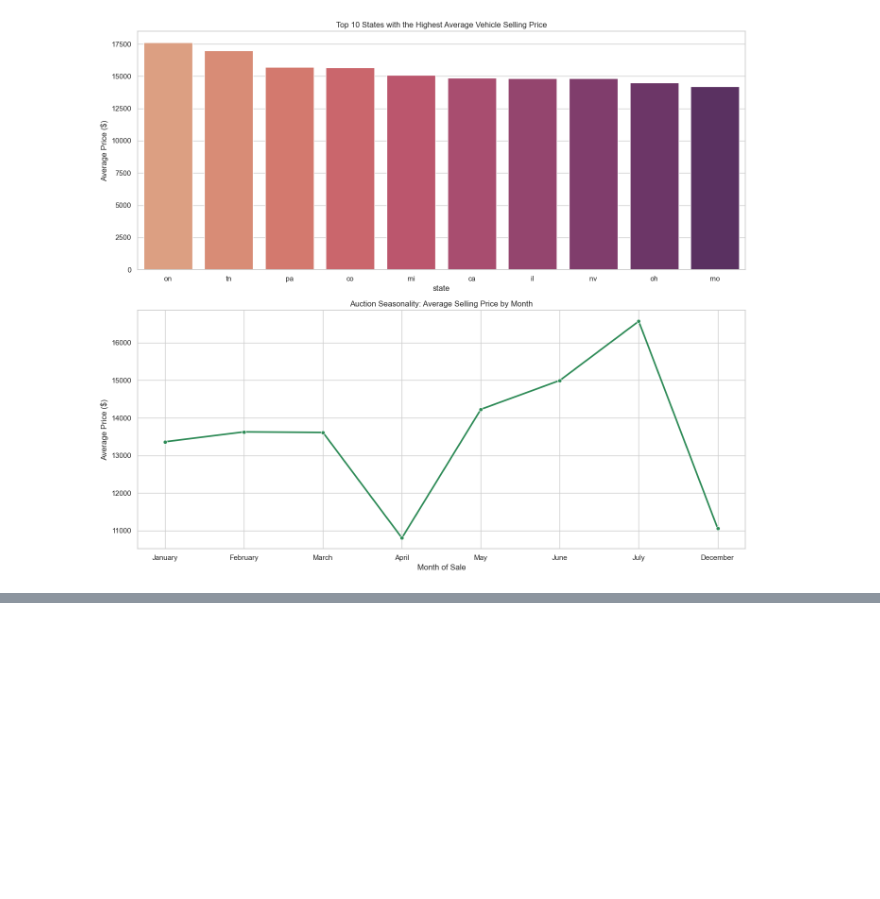
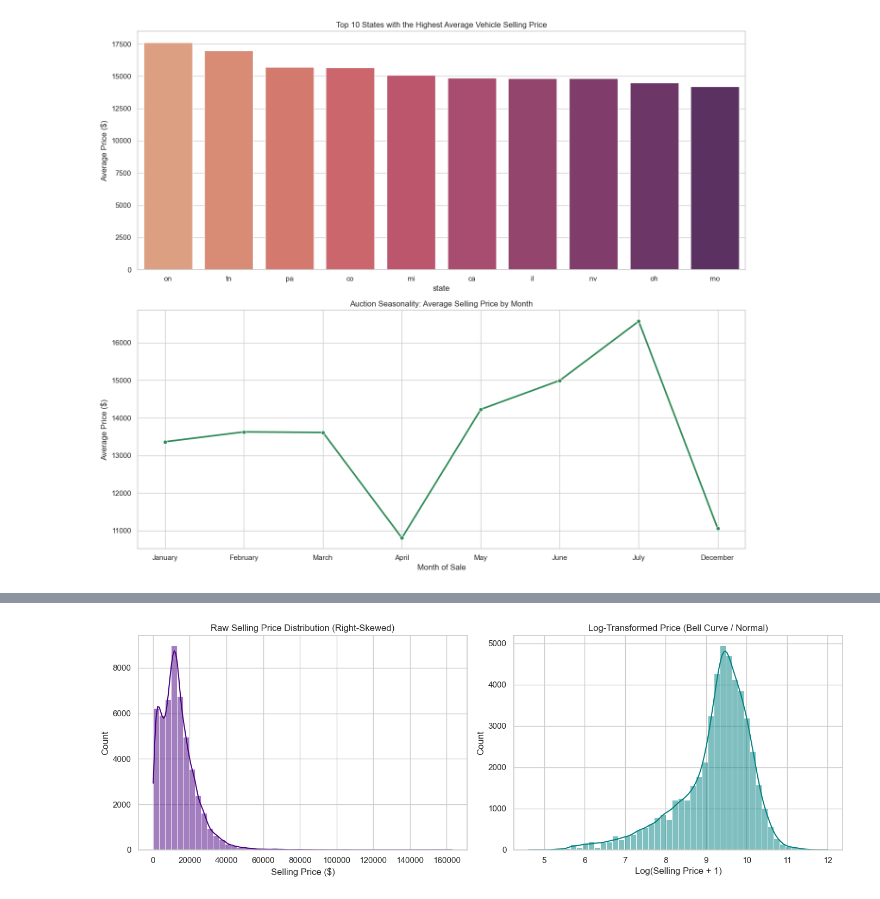
Before and after one commit to kogoto-ops/ML_project, a Jupyter notebook: notebooks/EDA.ipynb, the cells around one changed output, grey strips where cells are left out. Cells and saved outputs as stored; diff of their text form; code cells hidden in the pictures; blank space fills up the shorter version.

```diff
--- a/notebooks/EDA.ipynb
+++ b/notebooks/EDA.ipynb
@@ -229,0 +258,21 @@ plt.show()
+# %%
+import numpy as np
+import matplotlib.pyplot as plt
+import seaborn as sns
+
+fig, axes = plt.subplots(1, 2, figsize=(14, 5))
+
+# Plot 1: Raw Selling Price Distribution
+sns.histplot(sample_7_df['sellingprice'], bins=50, kde=True, ax=axes[0], color='indigo')
+axes[0].set_title('Raw Selling Price Distribution (Right-Skewed)')
+axes[0].set_xlabel('Selling Price ($)')
+
+# Plot 2: Log-Transformed Selling Price Distribution
+sns.histplot(np.log1p(sample_7_df['sellingprice']), bins=50, kde=True, ax=axes[1], color='teal')
+axes[1].set_title('Log-Transformed Price (Bell Curve / Normal)')
+axes[1].set_xlabel('Log(Selling Price + 1)')
+
+plt.tight_layout()
+plt.show()
+# %% [output]
+[figure, added]
```
Also changed, not shown: parts of 9 cells of this notebook.
